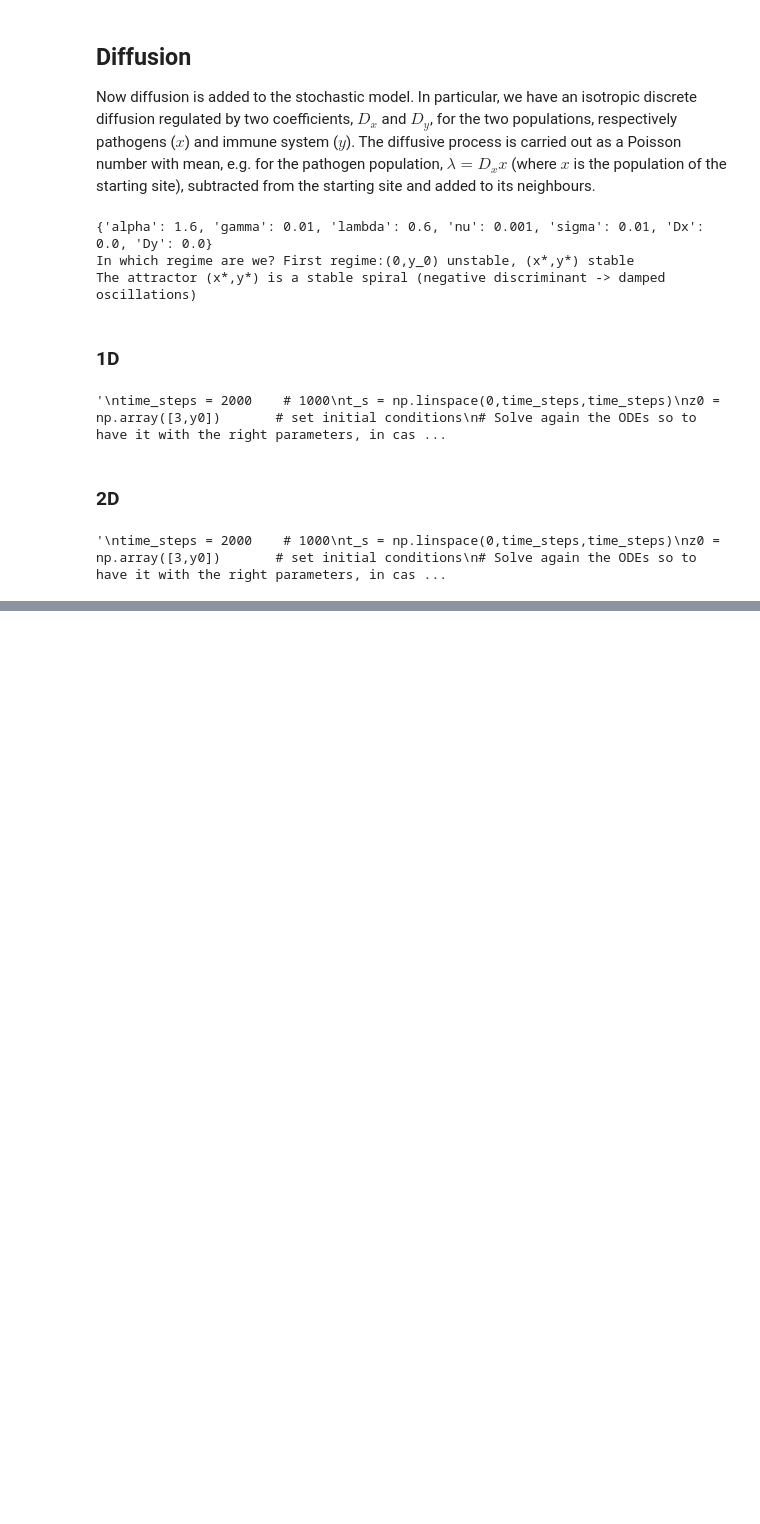
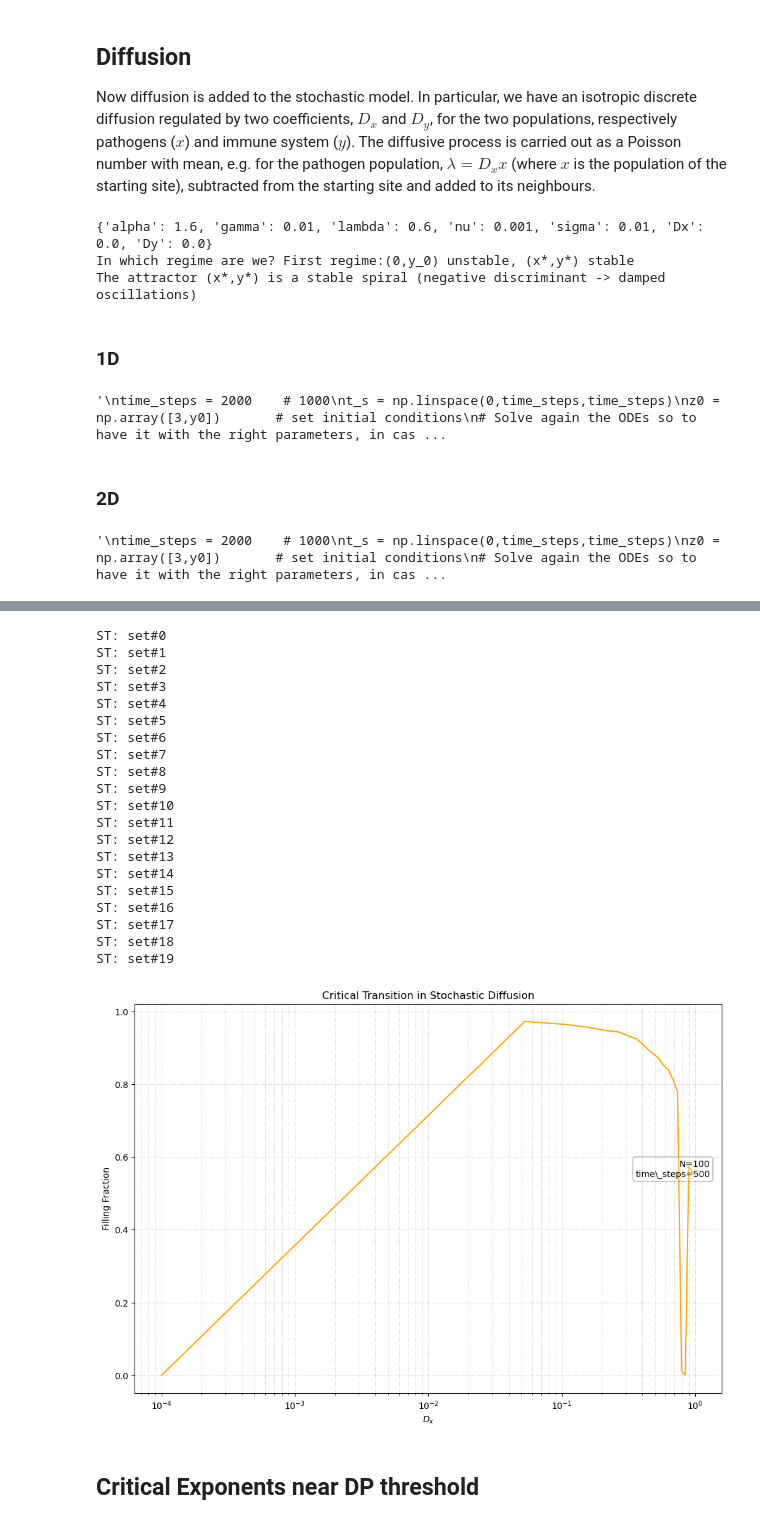
Before and after one commit to pietromalagoli/PCS, a Jupyter notebook: project.ipynb, the cells around one changed output, grey strips where cells are left out. Drawn from its saved outputs; the diff is of its cells as text; code cells hidden in the pictures; blank space fills up the shorter version.

```diff
--- a/project.ipynb
+++ b/project.ipynb
@@ -525,0 +612,26 @@ F
+# %%
+fig,ax = plt.subplots(1,3,figsize=(6,8))
+ax[0].plot(fillings_DP1[0,:],fillings_DP1[1,:],c='orange',label='Direct Percolation')
+ax[0].scatter(fillings_ST1[0,:],fillings_ST1[1,:],label='Stochastic Diffusion',facecolors='none', edgecolors='deepskyblue')
+ax[0].set_title(f'1D')
+ax[0].set_xlabel(r'Probability of Invasion / $D_{x}$')
+ax[0].set_ylabel('Filling fraction')
+ax[0].grid(True,which='both',alpha=0.7,linestyle='-.')
+
+ax[1].plot(fillings_DP2[0,:],fillings_DP2[1,:],c='orange',label='Direct Percolation')
+ax[1].scatter(fillings_ST2[0,:],fillings_ST2[1,:],label='Stochastic Diffusion',facecolors='none', edgecolors='deepskyblue')
+ax[1].set_title(f'2D')
+ax[1].set_xlabel(r'Probability of Invasion / $D_{x}$')
+ax[1].set_ylabel('Filling fraction')
+ax[1].grid(True,which='both',alpha=0.7,linestyle='-.')
+
+ax[2].plot(fillings_DP3[0,:],fillings_DP3[1,:],c='orange',label='Direct Percolation')
+ax[2].scatter(fillings_ST3[0,:],fillings_ST3[1,:],label='Stochastic Diffusion',facecolors='none', edgecolors='deepskyblue')
+ax[2].set_title(f'3D')
+ax[2].set_xlabel(r'Probability of Invasion / $D_{x}$')
+ax[2].set_ylabel('Filling fraction')
+ax[2].grid(True,which='both',alpha=0.7,linestyle='-.')
+m.add_par_box({'N': params_DP[0], 'time_steps': params_DP[1], 'Pdis': params_DP[2]})
+plt.savefig(f'plots/fillings.png')
+plt.legend()
+plt.show()
@@ -525,0 +688,39 @@ F
+# %%
+Dspan = np.linspace(1e-4,1,100) #100
+params = [100, 500, par, 50, True]
+F = m.filling_fraction_ST(m.lattice2,Pspan=Dspan,params=params)
+
+plt.figure(figsize=(12,8))
+plt.plot(F[0,:],F[1,:],c='orange')
+plt.xlabel(r'$D_{x}$')
+plt.ylabel('Filling Fraction')
+plt.xscale('log')
+plt.title('Critical Transition in Stochastic Diffusion')
+plt.grid(True,which='both',linestyle='-.',alpha=0.4)
+m.add_par_box({'N': params[0], 'time_steps': params[1], 'Pdis': params[2]})
+plt.savefig('plots/Figure4.png')
+plt.show()
+# %% [output]
+ST: set#0
+ST: set#1
+ST: set#2
+ST: set#3
+ST: set#4
+ST: set#5
+ST: set#6
+ST: set#7
+ST: set#8
+ST: set#9
+ST: set#10
+ST: set#11
+ST: set#12
+ST: set#13
+ST: set#14
+ST: set#15
+ST: set#16
+ST: set#17
+ST: set#18
+ST: set#19
+[figure, added]
+# %% [markdown]
+## Critical Exponents near DP threshold
```
Also changed, not shown: parts of 20 cells of this notebook, 7 other files.
